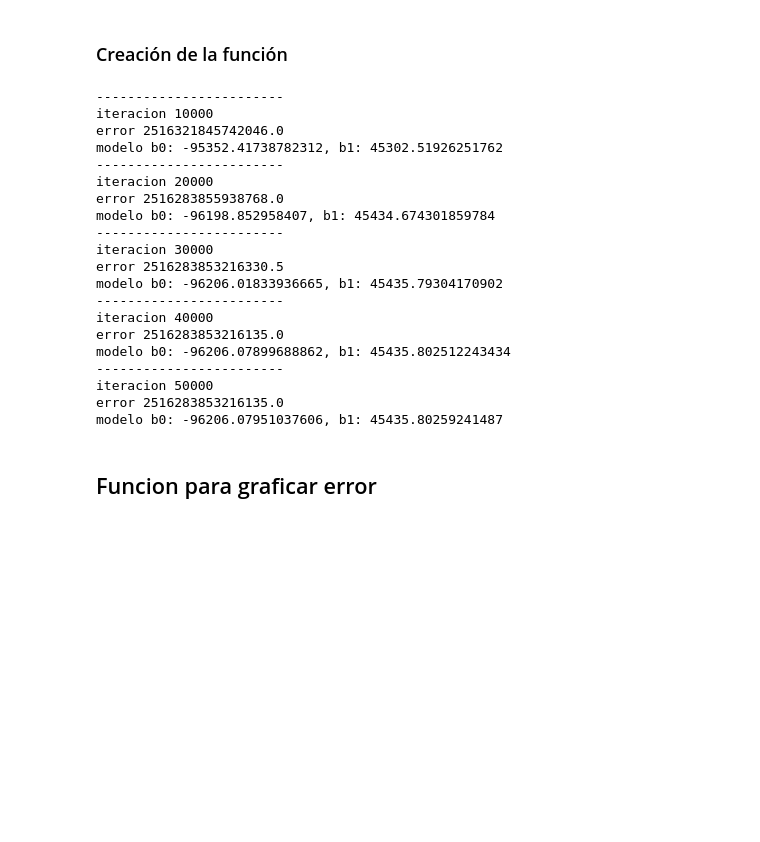
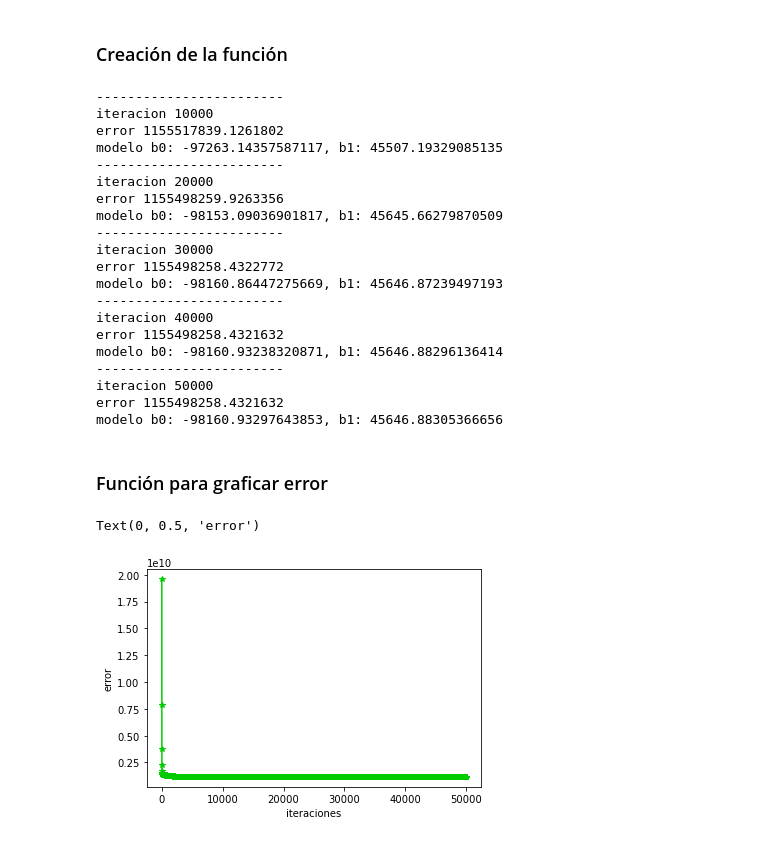
Before and after one commit to baybrian/ciencia_de_datos_galileo, a Jupyter notebook: Proyecto_final_bbay.ipynb, the cells around one changed output. Saved outputs shown, nothing was run; the diff lists cells and outputs as text; code cells hidden in the pictures; blank space fills up the shorter version.

Commit message:
sk learn y funcion de split

```diff
--- a/Proyecto_final_bbay.ipynb
+++ b/Proyecto_final_bbay.ipynb
@@ -29,9 +31,24 @@ dataset
 # Variables X y Y para Prueba de la función
 x = dataset['OverallQual'].values.reshape(-1, 1)
 y = dataset['SalePrice'].values.reshape(-1, 1)
+# %%
+import random
+split = 0.8
+nTrain = int(len(x)*split)
+Indices = list(range(0, len(x)))
+random.seed(123)
+random.shuffle(Indices)
+TrainSet_x = x[Indices[0 : nTrain]]
+TestSet_x = x[Indices[nTrain : len(Indices)]]
+TrainSet_y = y[Indices[0 : nTrain]]
+TestSet_y = y[Indices[nTrain : len(Indices)]]
 # %% [markdown]
 ### Creación de la función
 # %%
+# Variables
+X = TrainSet_x
+Y = TrainSet_y
+
 #parametros de la función
 epoch = 50000
 imprimir_error_cada = 10000
@@ -41,25 +58,25 @@ learning_rate = 0.01
 b0 = 0
 b1 = 0
 betas = np.array([b1,b0])
-n = len(x)
+n = len(X)
 
 #arrays iniciales
 errorArray = np.array([])
 betasArray = ([betas])
 
-vect1 = np.ones_like(x)
-matriz = np.hstack([x, vect1])
+vect1 = np.ones_like(X)
+matriz = np.hstack([X, vect1])
 
 for i in range(epoch):
     yhat = np.dot(matriz, betas).reshape(-1,1)
 
-    error = 1/2*n*np.sum(np.power(y - yhat, 2))
+    error = np.sum(np.power(Y - yhat, 2))/(2*n)
     errorArray = np.append(errorArray, error)
 
-    grads = np.sum((yhat-y)*matriz,axis=0)*1/n
+    grads = np.sum((yhat-Y)*matriz,axis=0)*1/n
 
     betas = betas - learning_rate*grads
-    betasArray = np.vstack([betasArray, betas1])
+    betasArray = np.vstack([betasArray, betas])
 
     if (i+1) % imprimir_error_cada == 0:
         print('------------------------')
@@ -71,23 +88,31 @@ for i in range(epoch):
 # %% [output]
 ------------------------
 iteracion 10000
-error 2516321845742046.0
-modelo b0: -95352.41738782312, b1: 45302.51926251762
+error 1155517839.1261802
+modelo b0: -97263.14357587117, b1: 45507.19329085135
 ------------------------
 iteracion 20000
-error 2516283855938768.0
-modelo b0: -96198.852958407, b1: 45434.674301859784
+error 1155498259.9263356
+modelo b0: -98153.09036901817, b1: 45645.66279870509
 ------------------------
 iteracion 30000
-error 2516283853216330.5
-modelo b0: -96206.01833936665, b1: 45435.79304170902
+error 1155498258.4322772
+modelo b0: -98160.86447275669, b1: 45646.87239497193
 ------------------------
 iteracion 40000
-error 2516283853216135.0
-modelo b0: -96206.07899688862, b1: 45435.802512243434
+error 1155498258.4321632
+modelo b0: -98160.93238320871, b1: 45646.88296136414
 ------------------------
 iteracion 50000
-error 2516283853216135.0
-modelo b0: -96206.07951037606, b1: 45435.80259241487
+error 1155498258.4321632
+modelo b0: -98160.93297643853, b1: 45646.88305366656
 # %% [markdown]
-## Funcion para graficar error
+### Función para graficar error
+# %%
+iteraciones = np.arange(1, len(errorArray)+1, 1)
+plt.plot(iteraciones, errorArray, color='#00cc00', marker='*')
+plt.xlabel('iteraciones')
+plt.ylabel('error')
+# %% [output]
+Text(0, 0.5, 'error')
+[figure, added]
```
Also changed, not shown: parts of 13 cells of this notebook.
